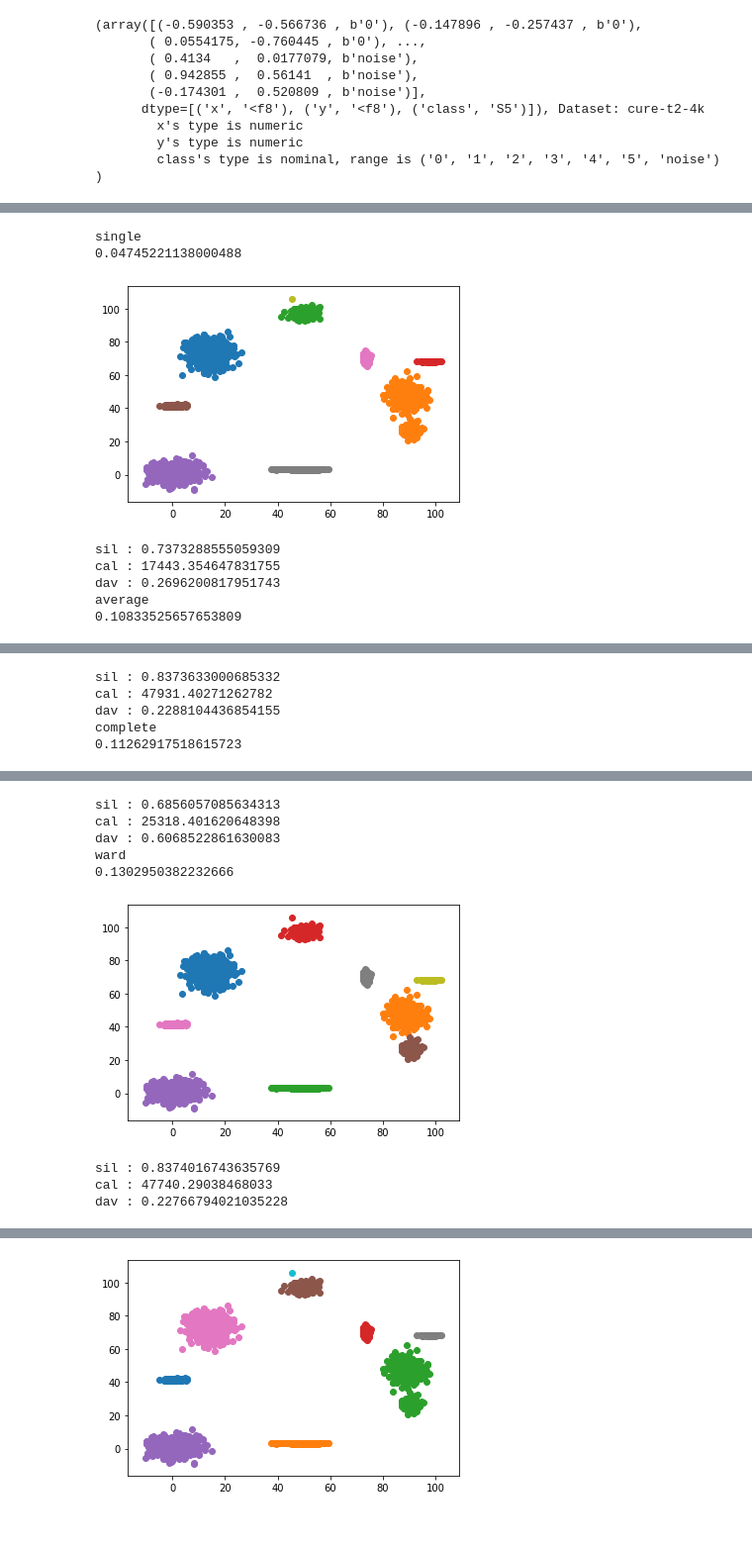
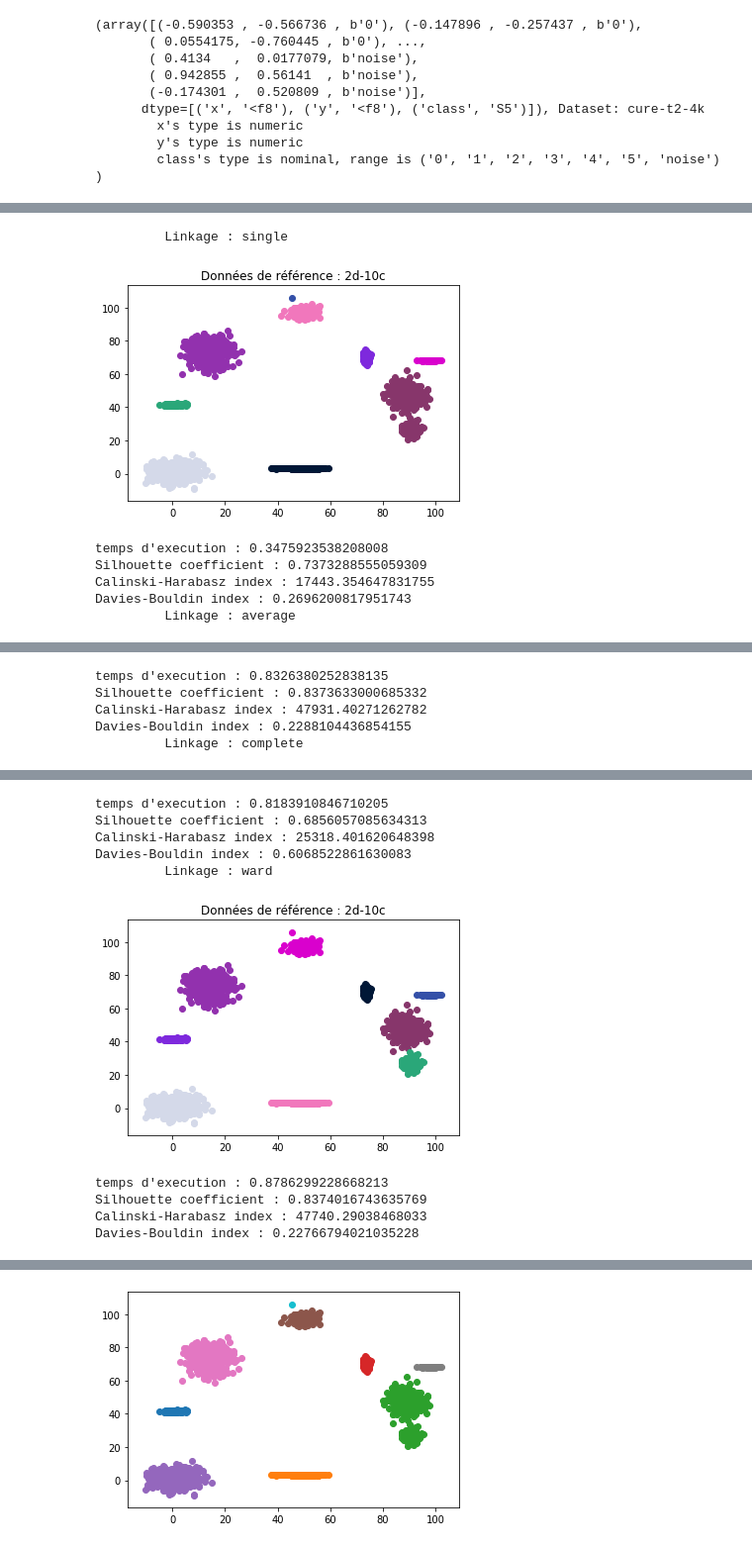
Before and after one commit to loicamarotte/NS, a Jupyter notebook: tp1.ipynb, the cells around one changed output, grey strips where cells are left out. Shown at 99% size. Drawn from its saved outputs; the diff is of its cells as text; code cells hidden in the pictures.

```diff
--- a/tp1.ipynb
+++ b/tp1.ipynb
@@ -170,5 +181,5 @@ find_nb_clus_kmeans(dataRef)
 # %%
 # evaluer le nombre de cluster pour tous les dataset
 for i in dataArray:
-    find_nb_clus_kmeans(i)
+    find_nb_clus(i, kmean_pred)
 # %% [output]
@@ -182,4 +193,9 @@ for i in dataArray:
 for i in dataArray:
     pred,tmps = kmean_pred(i[2],i[0])
     plotColor(i,pred)
+    sil,cal,dav = evaluate_score(i[0],pred)
+    print("temps d'execution : " +str(tmps))
+    print("Silhouette coefficient : "+ str(sil))
+    print("Calinski-Harabasz index : "+ str(cal))
+    print("Davies-Bouldin index : "+ str(dav))
 # %% [output]
@@ -215,0 +221,8 @@ plotColor(dataRef[0],pred)
+# %%
+def agglo_pred_ward(nb_clus,data):
+    return agglo_pred(nb_clus,'ward',data)
+# %%
+# test sur le jeu de données de reference et le linkage par défaut ward
+pred,tmps = agglo_pred_ward(9,dataRef[0])
+print("temps d'execution : "+str(tmps))
+plotColor(dataRef,pred)
@@ -216,21 +232,20 @@ plotColor(dataRef[0],pred)
 # %%
-# test des linkage sur les datat ref
+# test des linkage sur les data ref avec des linkages différents
 linkages = ['single','average','complete','ward']
 for l in linkages:
+    print(" \t Linkage : "+l)
     pred,tmps = agglo_pred(9,l,dataRef[0])
-    print(l)
-    print(tmps)
-    plotColor(dataRef[0],pred)
+    plotColor(dataRef,pred)
     sil,cal,dav = evaluate_score(dataRef[0],pred)
-    print("sil : "+ str(sil))
-    print("cal : "+ str(cal))
-    print("dav : "+ str(dav))
+    print("temps d'execution : " +str(tmps))
+    print("Silhouette coefficient : "+ str(sil))
+    print("Calinski-Harabasz index : "+ str(cal))
+    print("Davies-Bouldin index : "+ str(dav))
 # %% [output]
-single
-0.04745221138000488
+         Linkage : single
-[figure, old version]
+[figure, new version]
-sil : 0.7373288555059309
-cal : 17443.354647831755
-dav : 0.2696200817951743
-average
-0.10833525657653809
+temps d'execution : 0.3475923538208008
+Silhouette coefficient : 0.7373288555059309
+Calinski-Harabasz index : 17443.354647831755
+Davies-Bouldin index : 0.2696200817951743
+         Linkage : average
@@ -238,5 +253,5 @@ average
-sil : 0.8373633000685332
-cal : 47931.40271262782
-dav : 0.2288104436854155
-complete
-0.11262917518615723
+temps d'execution : 0.8326380252838135
+Silhouette coefficient : 0.8373633000685332
+Calinski-Harabasz index : 47931.40271262782
+Davies-Bouldin index : 0.2288104436854155
+         Linkage : complete
@@ -244,9 +259,10 @@ complete
-sil : 0.6856057085634313
-cal : 25318.401620648398
-dav : 0.6068522861630083
-ward
-0.1302950382232666
+temps d'execution : 0.8183910846710205
+Silhouette coefficient : 0.6856057085634313
+Calinski-Harabasz index : 25318.401620648398
+Davies-Bouldin index : 0.6068522861630083
+         Linkage : ward
-[figure, old version]
+[figure, new version]
-sil : 0.8374016743635769
-cal : 47740.29038468033
-dav : 0.22766794021035228
+temps d'execution : 0.8786299228668213
+Silhouette coefficient : 0.8374016743635769
+Calinski-Harabasz index : 47740.29038468033
+Davies-Bouldin index : 0.22766794021035228
```
Also changed, not shown: parts of 17 cells of this notebook.
